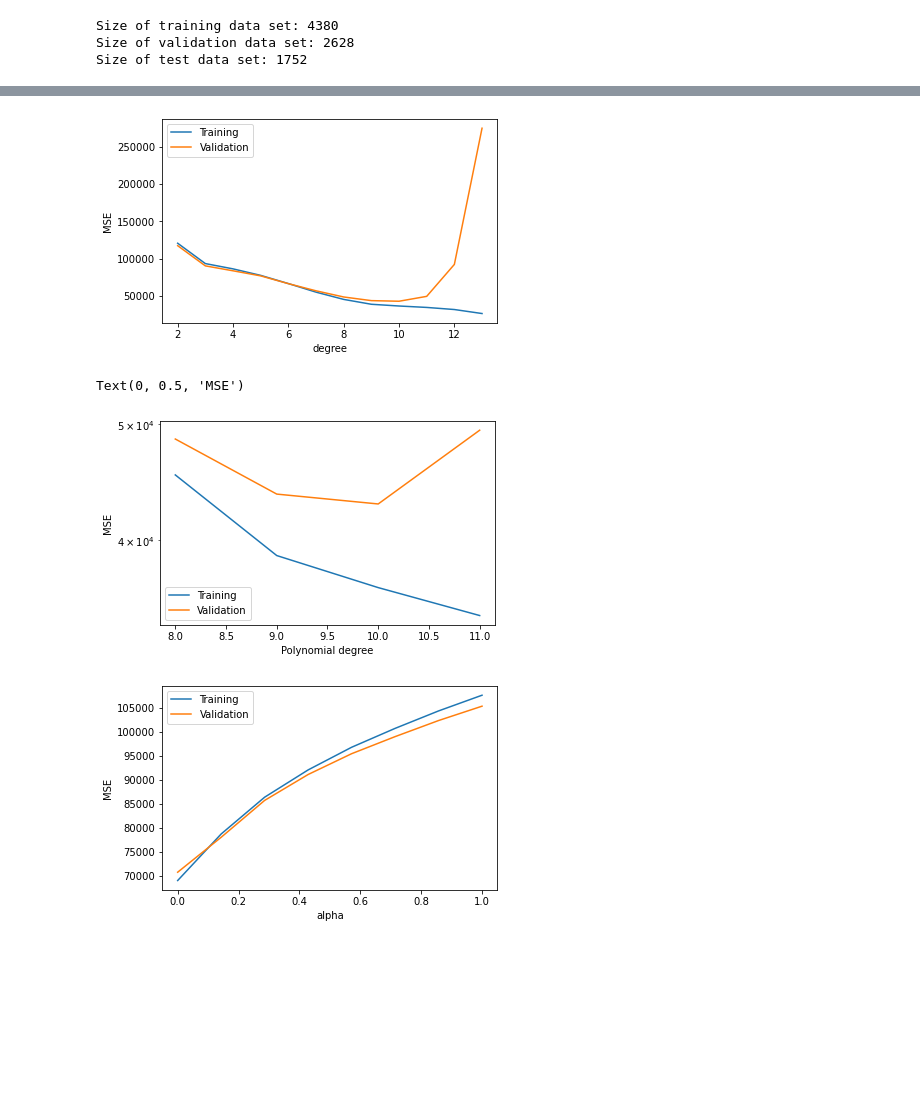
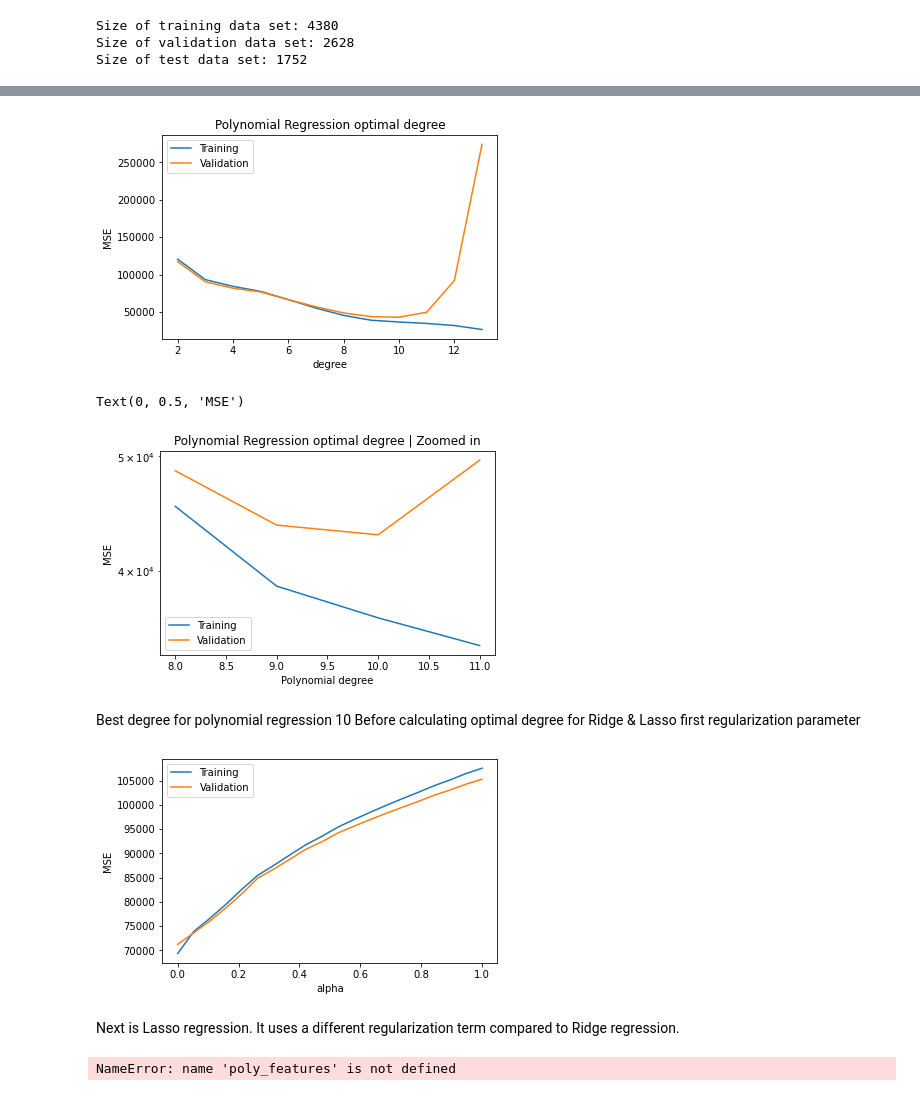
Before and after one commit to agruenb/AA-2022-TEAM-11, a Jupyter notebook: Pred_clean.ipynb, the cells around one changed output, grey strips where cells are left out. Cells and saved outputs as stored; diff of their text form; code cells hidden in the pictures; blank space fills up the shorter version.

Commit message:
first look at lasso tuning

```diff
--- a/Pred_clean.ipynb
+++ b/Pred_clean.ipynb
@@ -196,11 +201,9 @@ Size of training data set: 4380
 Size of validation data set: 2628
 Size of test data set: 1752
 # %%
-from sklearn.preprocessing import PolynomialFeatures
-from sklearn.metrics import mean_absolute_error, mean_squared_error, r2_score
-
+#include_bias = False erschafft keinen künstlichen Intercept, interaction_only = False nicht nur Features mit degree distinct input Features werden produziert
 def get_poly_features(features, degree):
-    poly_features = PolynomialFeatures(degree = degree)
+    poly_features = PolynomialFeatures(degree = degree, include_bias = False, interaction_only = False)
     return_features = poly_features.fit_transform(features)
     return return_features
 
@@ -330,43 +328,45 @@ def simple_poly_regression_noeval(X_t, y_t, d):
 
     return poly_reg
 # %%
-import matplotlib.pyplot as plt
-from matplotlib import rcParams
-
 performance_train_set = list()
 performance_valid_set = list()
 
 min_degree = 2
 max_degree = 13 # can take a long time for high numbers (5min for 18)
 
 for d in range(min_degree, max_degree + 1):
     model = simple_poly_regression_noeval(X_train, y_train, d)
 
     y_model = model.predict(get_poly_features(X_train, d))
     performance_train_set.append(mean_squared_error(y_train, y_model))
 
     y_model = model.predict(get_poly_features(X_validation, d))
     performance_valid_set.append(mean_squared_error(y_validation, y_model))
 
 rcParams['figure.figsize'] = 6, 3.75
 plt.plot(np.linspace(min_degree, max_degree, max_degree + 1 - min_degree), performance_train_set)
 plt.plot(np.linspace(min_degree, max_degree, max_degree + 1 - min_degree), performance_valid_set)
 
+plt.title("Polynomial Regression optimal degree")
 plt.legend(["Training", "Validation"])
 plt.xlabel("degree")
 plt.ylabel("MSE")
 plt.show()
 # %% [output]
-[figure, old version]
+[figure, new version]
 # %%
 #Both list start with [0] = degree 2
 plt.semilogy(range(8, 12), performance_train_set[6:10], range(8, 12), performance_valid_set[6:10])
+plt.title("Polynomial Regression optimal degree | Zoomed in")
 plt.legend(["Training", "Validation"])
 plt.xlabel("Polynomial degree")
 plt.ylabel("MSE")
 # %% [output]
 Text(0, 0.5, 'MSE')
-[figure, old version]
+[figure, new version]
+# %% [markdown]
+Best degree for polynomial regression 10
+Before calculating optimal degree for Ridge & Lasso first regularization parameter
 # %%
 def ridge_reg_noeval(X_t, y_t, regu_param, d):
     model_L2 = Ridge(alpha = regu_param, normalize = True, solver = 'lsqr')
@@ -384,17 +384,16 @@ degree = 18 # increasing this will drastically increase runtime
 
 min_alpha = 1e-6
 max_alpha = 1
-steps_alpha = 8 # increasing this will increase runtime
-eval_function = mean_squared_error
+steps_alpha = 20 # increasing this will increase runtime
 
 for a in np.linspace(min_alpha, max_alpha, steps_alpha):
     model = ridge_reg_noeval(X_train, y_train, a, degree)
 
     y_model = model.predict(get_poly_features(X_train, degree))
-    performance_train_set.append(eval_function(y_train, y_model))
+    performance_train_set.append(mean_squared_error(y_train, y_model))
 
     y_model = model.predict(get_poly_features(X_validation, degree))
-    performance_valid_set.append(eval_function(y_validation, y_model))
+    performance_valid_set.append(mean_squared_error(y_validation, y_model))
 
 rcParams['figure.figsize'] = 6, 3.75
 plt.plot(np.linspace(min_alpha, max_alpha, steps_alpha), performance_train_set)
@@ -405,4 +404,21 @@ plt.xlabel("alpha")
 plt.ylabel("MSE")
 plt.show()
 # %% [output]
-[figure, old version]
+[figure, new version]
+# %% [markdown]
+Next is Lasso regression. It uses a different regularization term compared to Ridge regression.
+# %%
+# lasso regression
+def lasso_regression(X, y, d, alpha):
+    model = Lasso(alpha=alpha)
+    model.fit(poly_features(X, d), y)
+    return model
+
+# test lasso prediction with degree = 8
+model = lasso_regression(X_train, y_train, 8, 10)
+
+y_model = model.predict(poly_features(X_valid, 8))
+
+evaluate(y_valid, y_model)
+# %% [output]
+NameError: name 'poly_features' is not defined
```
Also changed, not shown: parts of 16 cells of this notebook.
